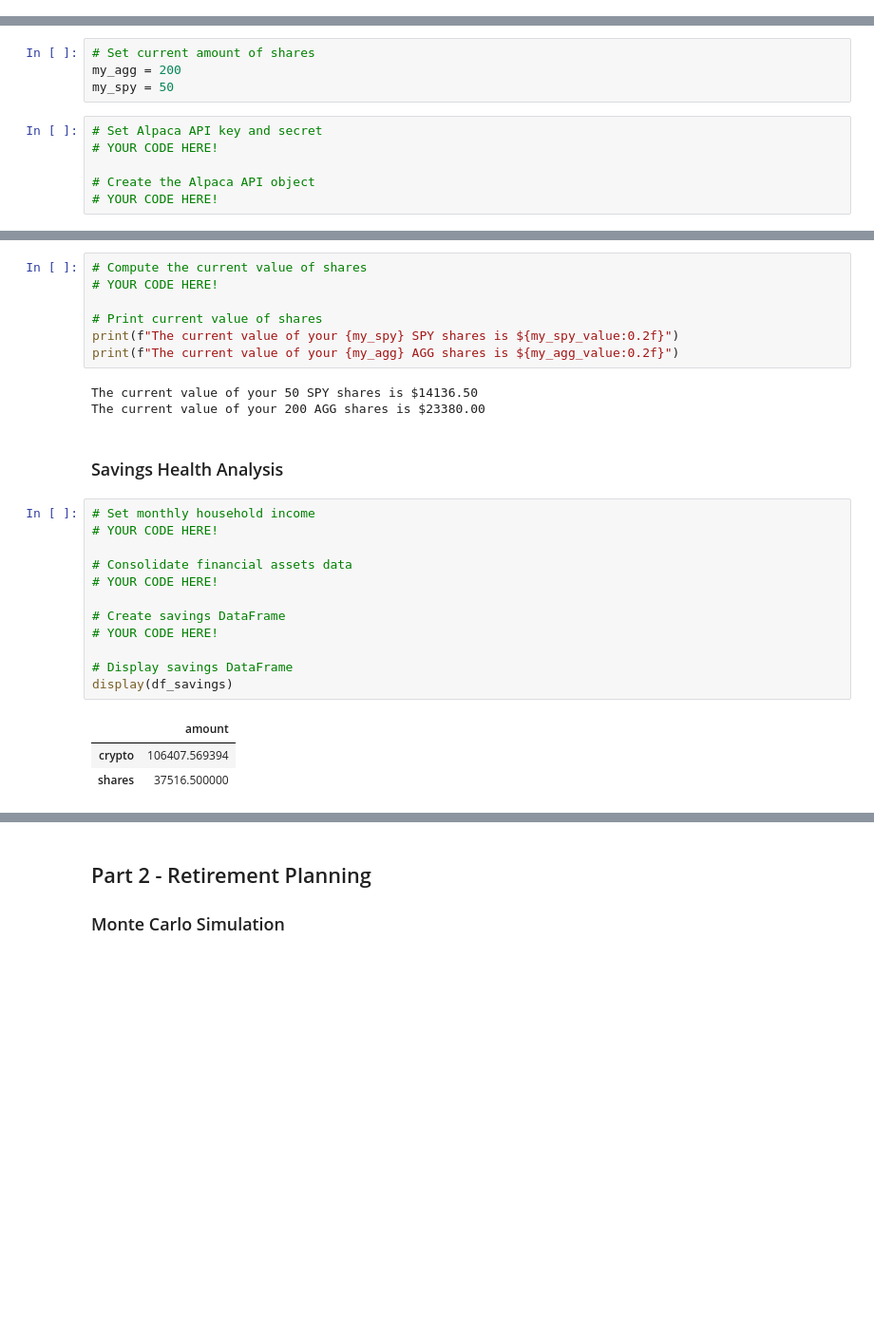
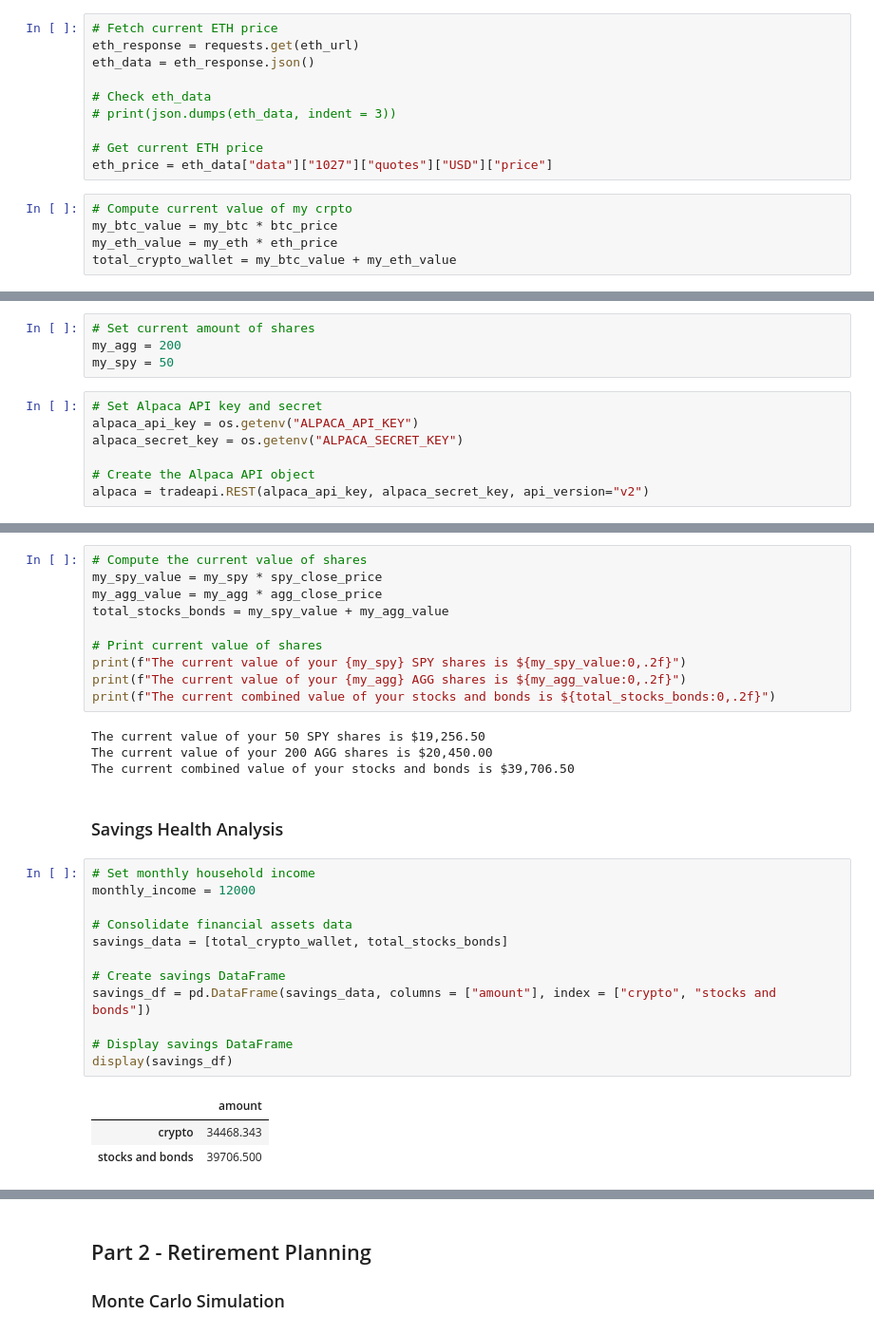
Before and after one commit to lrb924/Financial_Planner, a Jupyter notebook: Starter_Code/financial-planner.ipynb, the cells around one changed output, grey strips where cells are left out. Shown at 95% size. Cells and saved outputs as stored; diff of their text form; blank space fills up the shorter version.

```diff
--- a/Challenge Files/Starter_Code/financial-planner.ipynb
+++ b/Starter_Code/financial-planner.ipynb
@@ -32 +43,16 @@ eth_url = "https://api.alternative.me/v2/ticker/Ethereum/?convert=CAD"
+# %%
+# Fetch current ETH price
+eth_response = requests.get(eth_url)
+eth_data = eth_response.json()
+
+# Check eth_data
+# print(json.dumps(eth_data, indent = 3))
+
+# Get current ETH price
+eth_price = eth_data["data"]["1027"]["quotes"]["USD"]["price"]
+# %%
+# Compute current value of my crpto
+my_btc_value = my_btc * btc_price
+my_eth_value = my_eth * eth_price
+total_crypto_wallet = my_btc_value + my_eth_value
 # %%
@@ -54,7 +72,8 @@ my_agg = 200
 my_spy = 50
 # %%
 # Set Alpaca API key and secret
-# YOUR CODE HERE!
+alpaca_api_key = os.getenv("ALPACA_API_KEY")
+alpaca_secret_key = os.getenv("ALPACA_SECRET_KEY")
 
 # Create the Alpaca API object
-# YOUR CODE HERE!
+alpaca = tradeapi.REST(alpaca_api_key, alpaca_secret_key, api_version="v2")
@@ -103,28 +123,32 @@ Current SPY closing price: $282.73
 # %%
 # Compute the current value of shares
-# YOUR CODE HERE!
+my_spy_value = my_spy * spy_close_price
+my_agg_value = my_agg * agg_close_price
+total_stocks_bonds = my_spy_value + my_agg_value
 
 # Print current value of shares
-print(f"The current value of your {my_spy} SPY shares is ${my_spy_value:0.2f}")
-print(f"The current value of your {my_agg} AGG shares is ${my_agg_value:0.2f}")
+print(f"The current value of your {my_spy} SPY shares is ${my_spy_value:0,.2f}")
+print(f"The current value of your {my_agg} AGG shares is ${my_agg_value:0,.2f}")
+print(f"The current combined value of your stocks and bonds is ${total_stocks_bonds:0,.2f}")
 # %% [output]
-The current value of your 50 SPY shares is $14136.50
-The current value of your 200 AGG shares is $23380.00
+The current value of your 50 SPY shares is $19,256.50
+The current value of your 200 AGG shares is $20,450.00
+The current combined value of your stocks and bonds is $39,706.50
 # %% [markdown]
 ### Savings Health Analysis
 # %%
 # Set monthly household income
-# YOUR CODE HERE!
+monthly_income = 12000
 
 # Consolidate financial assets data
-# YOUR CODE HERE!
+savings_data = [total_crypto_wallet, total_stocks_bonds]
 
 # Create savings DataFrame
-# YOUR CODE HERE!
+savings_df = pd.DataFrame(savings_data, columns = ["amount"], index = ["crypto", "stocks and bonds"])
 
 # Display savings DataFrame
-display(df_savings)
+display(savings_df)
 # %% [output]
 |  | amount |
-| crypto | 106407.569394 |
-| shares | 37516.500000 |
+| crypto | 34468.343 |
+| stocks and bonds | 39706.500 |
```
Also changed, not shown: parts of 26 cells of this notebook, 2 other files.
